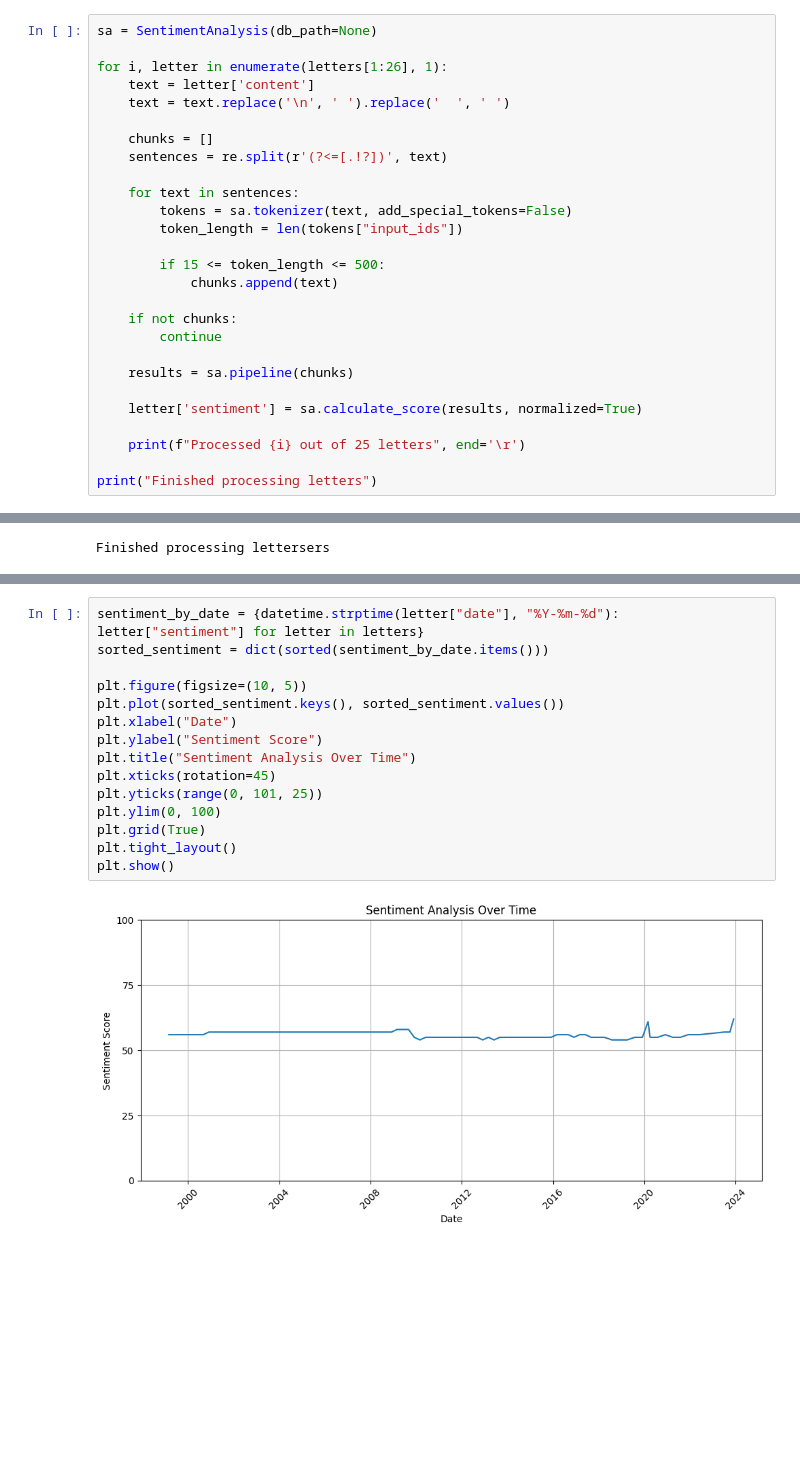
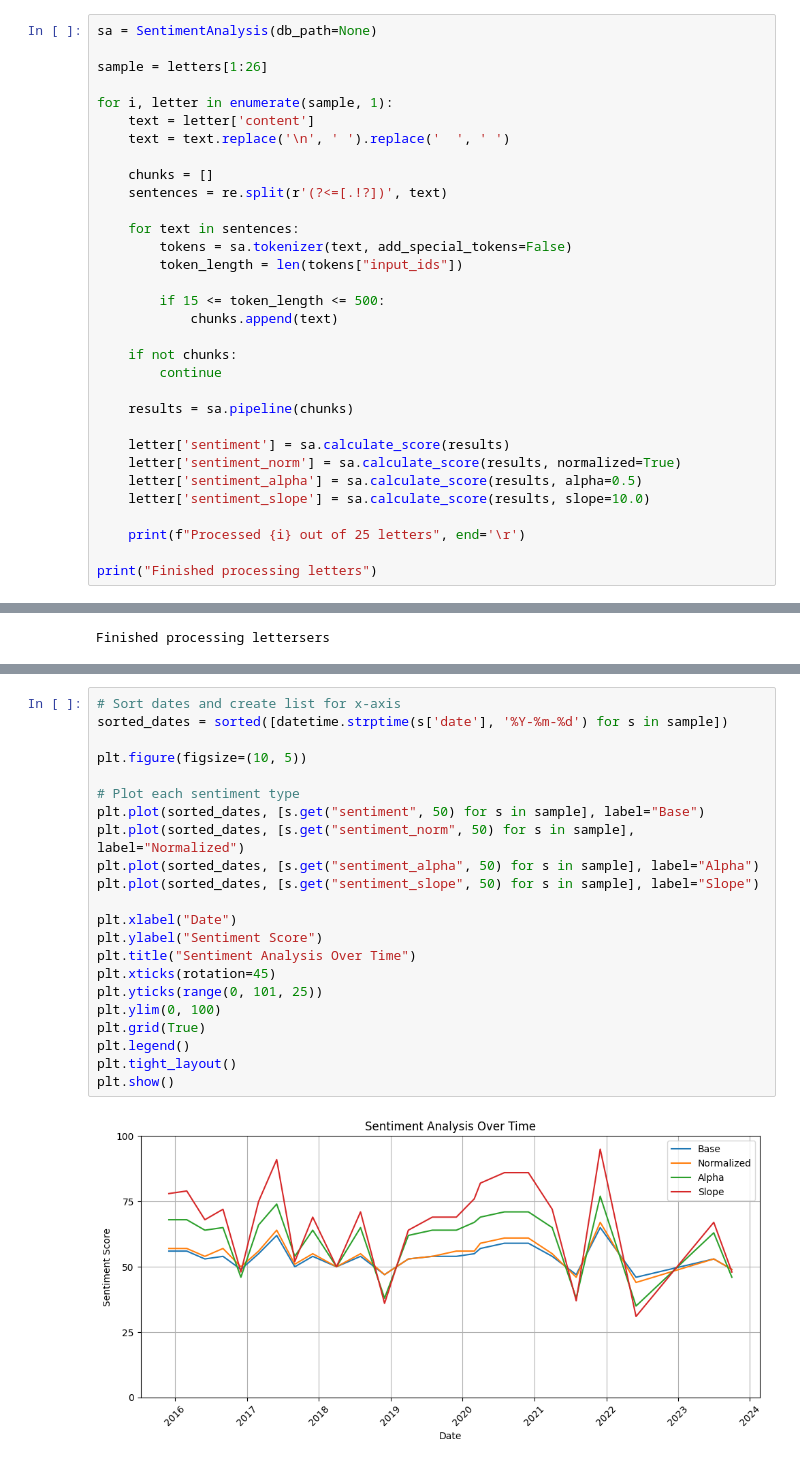
Before and after one commit to ianaraujo/bert-finance-sentiment, a Jupyter notebook: notebooks/sentiment_analysis.ipynb, the cells around one changed output, grey strips where cells are left out. Saved outputs shown, nothing was run; the diff lists cells and outputs as text; blank space fills up the shorter version.

Commit message:
Pipeline de sentimento funcional

```diff
--- a/notebooks/sentiment_analysis.ipynb
+++ b/notebooks/sentiment_analysis.ipynb
@@ -81,7 +81,9 @@ print(letters[0])
 # %%
 sa = SentimentAnalysis(db_path=None)
 
-for i, letter in enumerate(letters[1:26], 1):
+sample = letters[1:26]
+
+for i, letter in enumerate(sample, 1):
     text = letter['content']
     text = text.replace('\n', ' ').replace('  ', ' ')
 
@@ -100,7 +102,10 @@ for i, letter in enumerate(letters[1:26], 1):
 
     results = sa.pipeline(chunks)
 
-    letter['sentiment'] = sa.calculate_score(results, normalized=True)
+    letter['sentiment'] = sa.calculate_score(results)
+    letter['sentiment_norm'] = sa.calculate_score(results, normalized=True)
+    letter['sentiment_alpha'] = sa.calculate_score(results, alpha=0.5)
+    letter['sentiment_slope'] = sa.calculate_score(results, slope=10.0)
 
     print(f"Processed {i} out of 25 letters", end='\r')
 
@@ -111,17 +120,24 @@ Finished processing lettersers
 # %%
-sentiment_by_date = {datetime.strptime(letter["date"], "%Y-%m-%d"): letter["sentiment"] for letter in letters}
-sorted_sentiment = dict(sorted(sentiment_by_date.items()))
+# Sort dates and create list for x-axis
+sorted_dates = sorted([datetime.strptime(s['date'], '%Y-%m-%d') for s in sample])
 
 plt.figure(figsize=(10, 5))
-plt.plot(sorted_sentiment.keys(), sorted_sentiment.values())
+
+# Plot each sentiment type
+plt.plot(sorted_dates, [s.get("sentiment", 50) for s in sample], label="Base")
+plt.plot(sorted_dates, [s.get("sentiment_norm", 50) for s in sample], label="Normalized")
+plt.plot(sorted_dates, [s.get("sentiment_alpha", 50) for s in sample], label="Alpha")
+plt.plot(sorted_dates, [s.get("sentiment_slope", 50) for s in sample], label="Slope")
+
 plt.xlabel("Date")
 plt.ylabel("Sentiment Score")
 plt.title("Sentiment Analysis Over Time")
 plt.xticks(rotation=45)
 plt.yticks(range(0, 101, 25))
 plt.ylim(0, 100)
 plt.grid(True)
+plt.legend()
 plt.tight_layout()
 plt.show()
 # %% [output]
-[figure, old version]
+[figure, new version]
```
Also changed, not shown: parts of 4 cells of this notebook, 1 other file.
